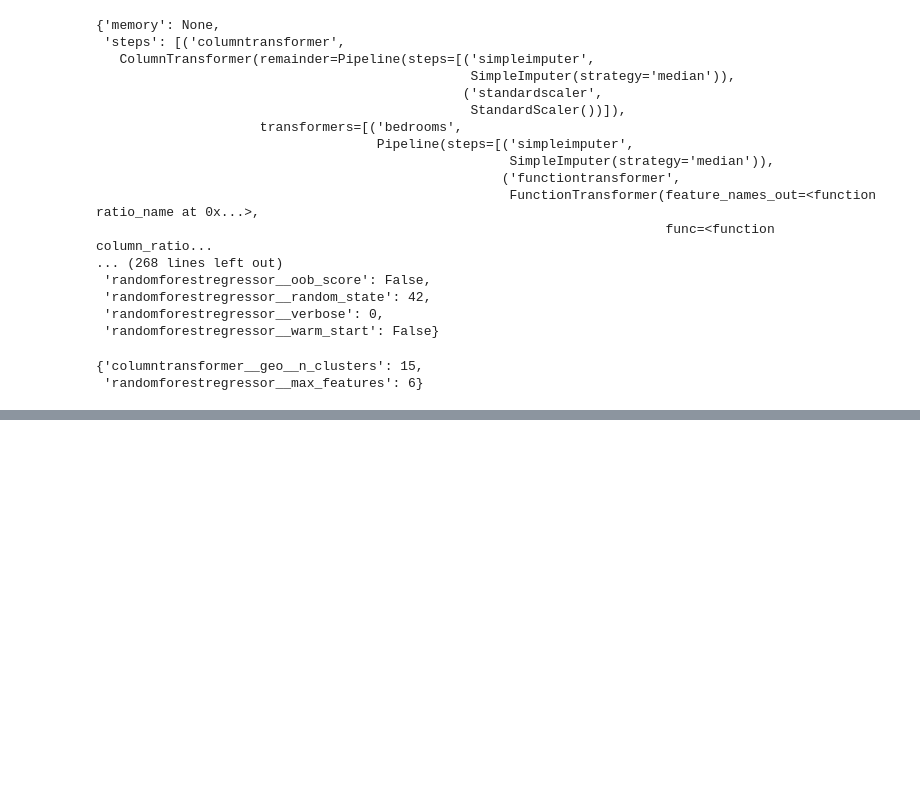
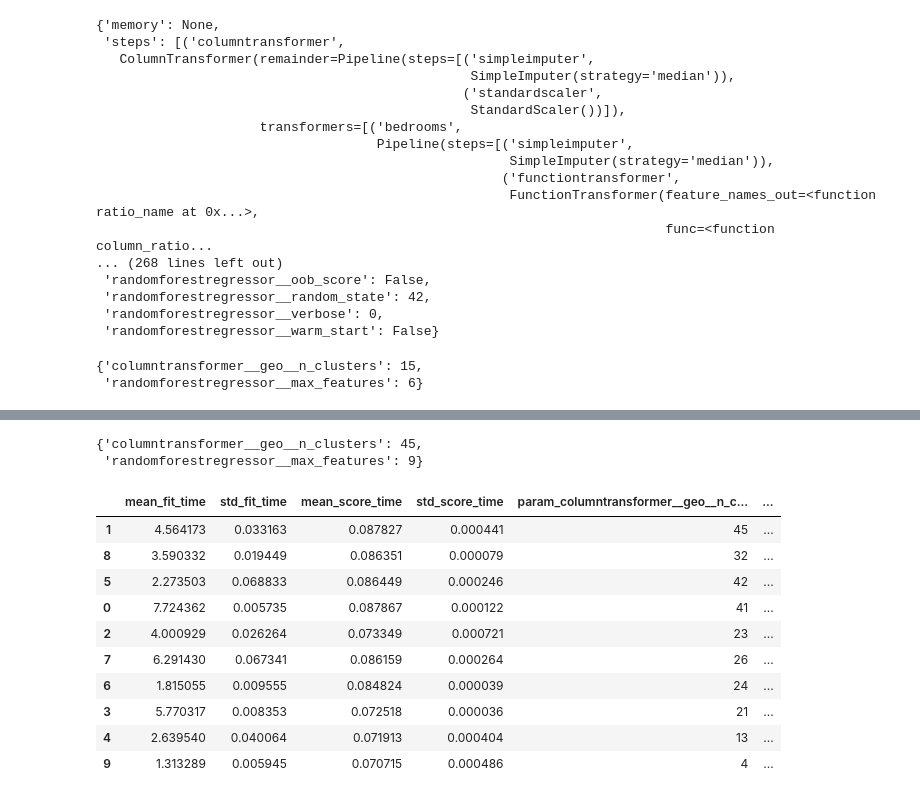
Before and after one commit to pppfkp/homl, a Jupyter notebook: homl/ch01_housing.ipynb, the cells around one changed output, grey strips where cells are left out. Saved outputs shown, nothing was run; the diff lists cells and outputs as text; code cells hidden in the pictures; blank space fills up the shorter version.

```diff
--- a/homl/ch01_housing.ipynb
+++ b/homl/ch01_housing.ipynb
@@ -787,0 +768,15 @@ cv_res.sort_values(by="mean_test_score", ascending=False)
+# %%
+from sklearn.model_selection import RandomizedSearchCV
+from scipy.stats import randint
+
+param_distribs = {
+    "columntransformer__geo__n_clusters": randint(low=3, high=50),
+    "randomforestregressor__max_features": randint(low=2, high=20)
+}
+
+rnd_search = RandomizedSearchCV(
+    forest_reg, param_distributions=param_distribs, n_iter=10, cv=3,
+    scoring="neg_root_mean_squared_error", random_state=42
+)
+
+rnd_search.fit(housing, housing_labels)
@@ -787,0 +800,19 @@ cv_res.sort_values(by="mean_test_score", ascending=False)
+# %%
+rnd_search.best_params_
+# %% [output]
+{'columntransformer__geo__n_clusters': 45,
+ 'randomforestregressor__max_features': 9}
+# %%
+pd.DataFrame(rnd_search.cv_results_).sort_values(by="mean_test_score", ascending=False)
+# %% [output]
+|  | mean_fit_time | std_fit_time | mean_score_time | std_score_time | param_columntransformer__geo__n_c... | ... |
+| 1 | 4.564173 | 0.033163 | 0.087827 | 0.000441 | 45 | ... |
+| 8 | 3.590332 | 0.019449 | 0.086351 | 0.000079 | 32 | ... |
+| 5 | 2.273503 | 0.068833 | 0.086449 | 0.000246 | 42 | ... |
+| 0 | 7.724362 | 0.005735 | 0.087867 | 0.000122 | 41 | ... |
+| 2 | 4.000929 | 0.026264 | 0.073349 | 0.000721 | 23 | ... |
+| 7 | 6.291430 | 0.067341 | 0.086159 | 0.000264 | 26 | ... |
+| 6 | 1.815055 | 0.009555 | 0.084824 | 0.000039 | 24 | ... |
+| 3 | 5.770317 | 0.008353 | 0.072518 | 0.000036 | 21 | ... |
+| 4 | 2.639540 | 0.040064 | 0.071913 | 0.000404 | 13 | ... |
+| 9 | 1.313289 | 0.005945 | 0.070715 | 0.000486 | 4 | ... |
```
Also changed, not shown: parts of 4 cells of this notebook.
